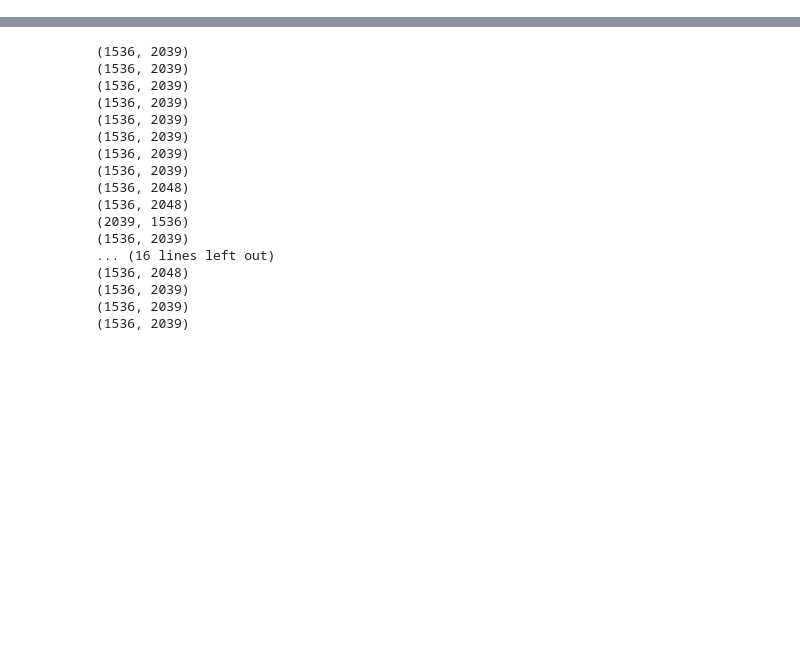
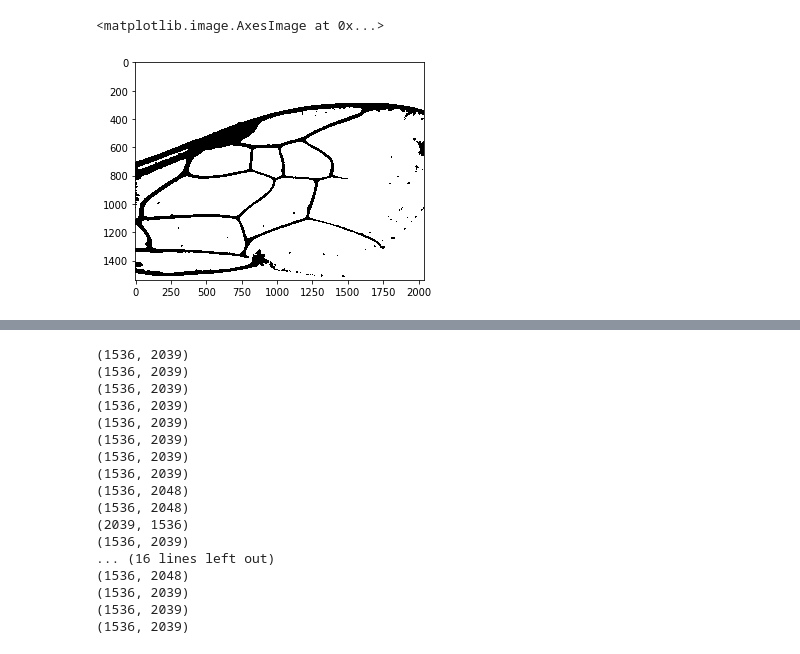
Before and after one commit to DaniGodin/BeeDetect, a Jupyter notebook: src/Hugo_tests.ipynb, the cells around one changed output, grey strips where cells are left out. Saved outputs shown, nothing was run; the diff lists cells and outputs as text; code cells hidden in the pictures; blank space fills up the shorter version.

```diff
--- a/src/Hugo_tests.ipynb
+++ b/src/Hugo_tests.ipynb
@@ -28 +54,8 @@ plt.imshow(blur, cmap='gray')
+# %%
+threshold_val = otsu(img)
+bin_img = (img > threshold_val).astype(np.uint8)
+plt.imshow(bin_img, cmap = 'gray')
+# %% [output]
+<matplotlib.image.AxesImage at 0x...>
+[figure, added]
 # %%
```
Also changed, not shown: parts of 12 cells of this notebook.
